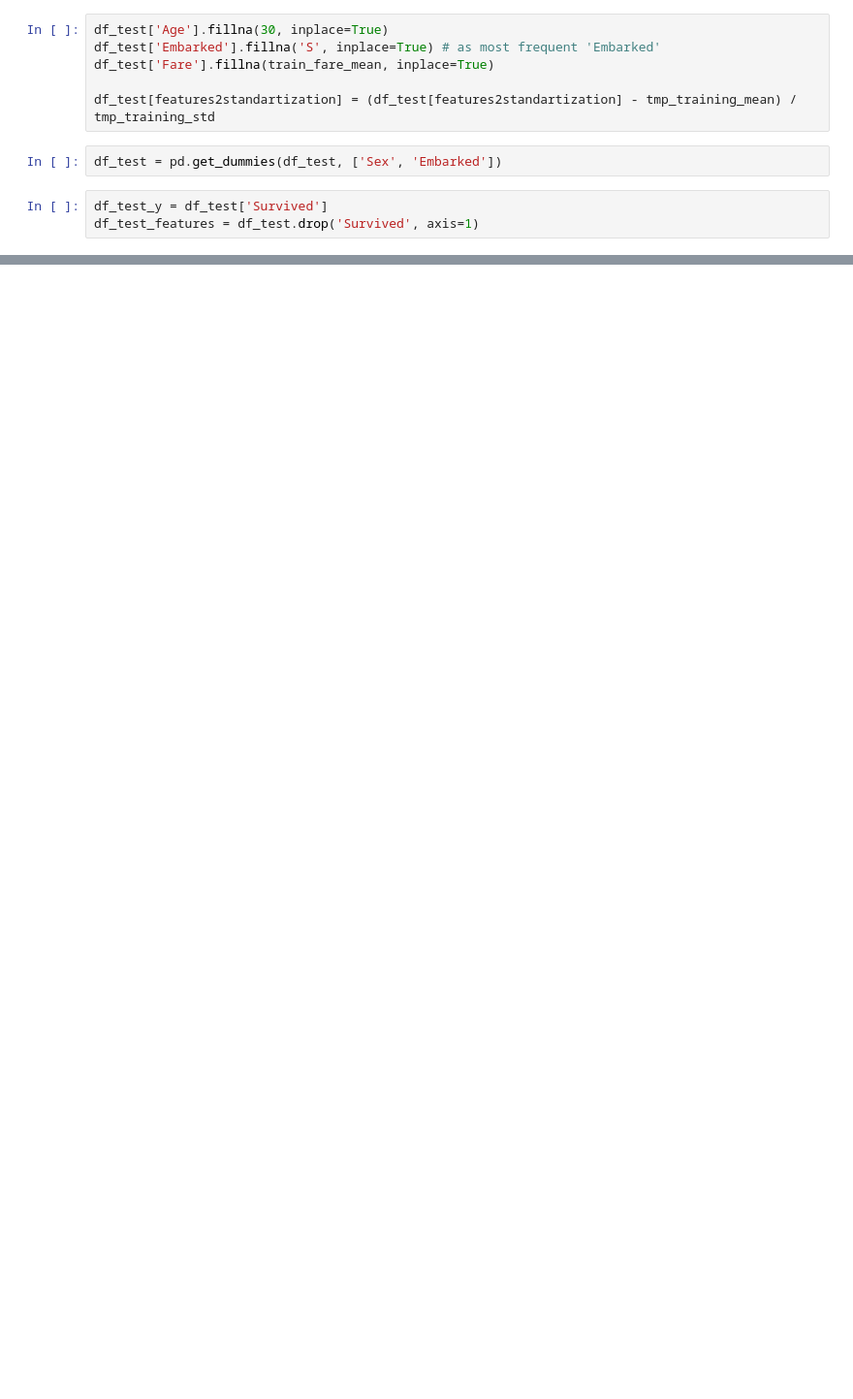
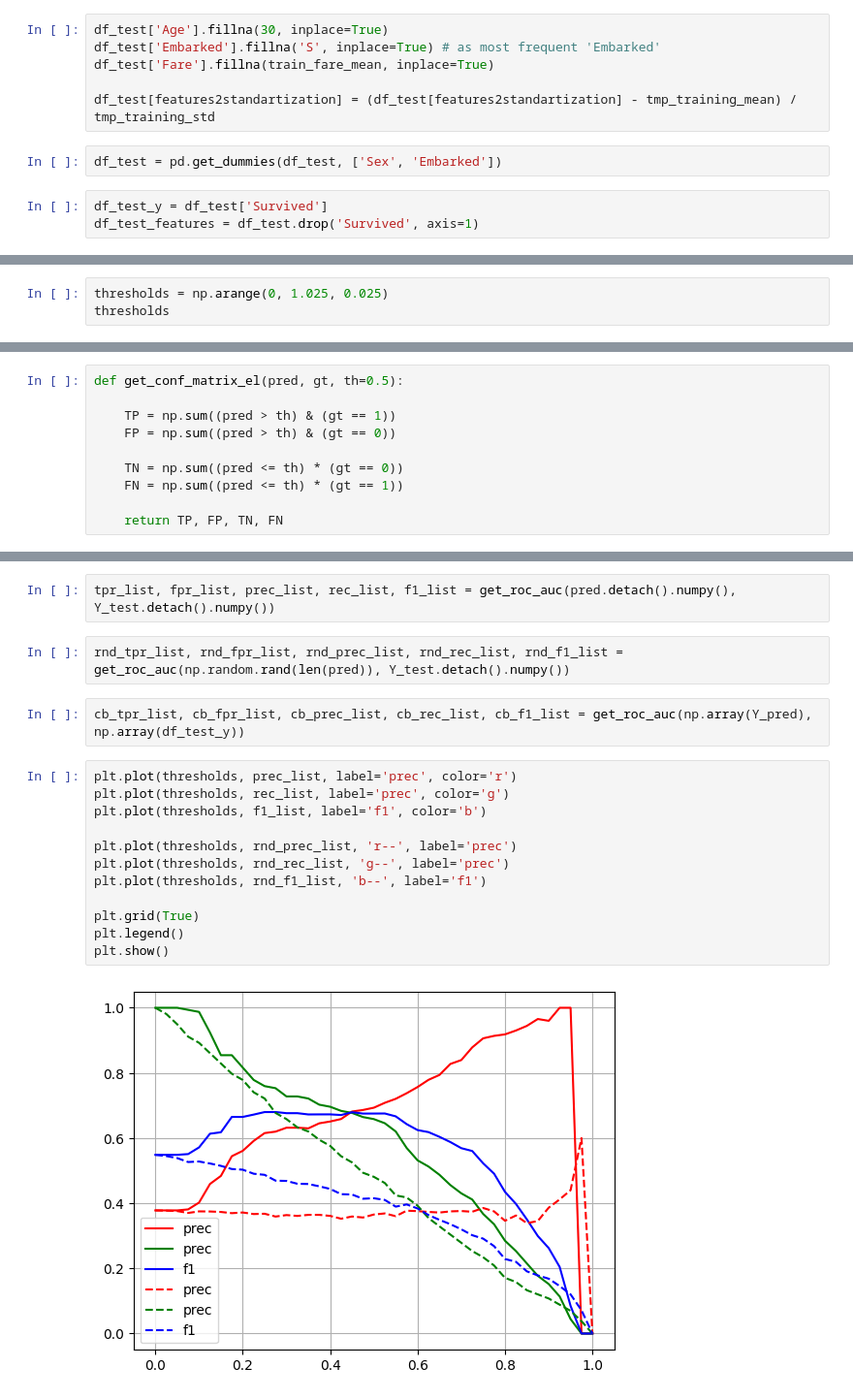
Before and after one commit to TechToker/nn_from_scratch, a Jupyter notebook: binary_classification_Titanic.ipynb, the cells around one changed output, grey strips where cells are left out. Shown at 97% size. Drawn from its saved outputs; the diff is of its cells as text; blank space fills up the shorter version.

```diff
--- a/binary_classification_Titanic.ipynb
+++ b/binary_classification_Titanic.ipynb
@@ -433,0 +573,3 @@ get_acc(pred, Y_test)
+# %%
+thresholds = np.arange(0, 1.025, 0.025)
+thresholds
@@ -433,0 +582,10 @@ get_acc(pred, Y_test)
+# %%
+def get_conf_matrix_el(pred, gt, th=0.5):
+
+    TP = np.sum((pred > th) & (gt == 1))
+    FP = np.sum((pred > th) & (gt == 0))
+
+    TN = np.sum((pred <= th) * (gt == 0))
+    FN = np.sum((pred <= th) * (gt == 1))
+
+    return TP, FP, TN, FN
@@ -433,0 +623,20 @@ get_acc(pred, Y_test)
+# %%
+tpr_list, fpr_list, prec_list, rec_list, f1_list = get_roc_auc(pred.detach().numpy(), Y_test.detach().numpy())
+# %%
+rnd_tpr_list, rnd_fpr_list, rnd_prec_list, rnd_rec_list, rnd_f1_list = get_roc_auc(np.random.rand(len(pred)), Y_test.detach().numpy())
+# %%
+cb_tpr_list, cb_fpr_list, cb_prec_list, cb_rec_list, cb_f1_list = get_roc_auc(np.array(Y_pred), np.array(df_test_y))
+# %%
+plt.plot(thresholds, prec_list, label='prec', color='r')
+plt.plot(thresholds, rec_list, label='prec', color='g')
+plt.plot(thresholds, f1_list, label='f1', color='b')
+
+plt.plot(thresholds, rnd_prec_list, 'r--', label='prec')
+plt.plot(thresholds, rnd_rec_list, 'g--', label='prec')
+plt.plot(thresholds, rnd_f1_list, 'b--', label='f1')
+
+plt.grid(True)
+plt.legend()
+plt.show()
+# %% [output]
+[figure, added]
```
Also changed, not shown: parts of 34 cells of this notebook.
